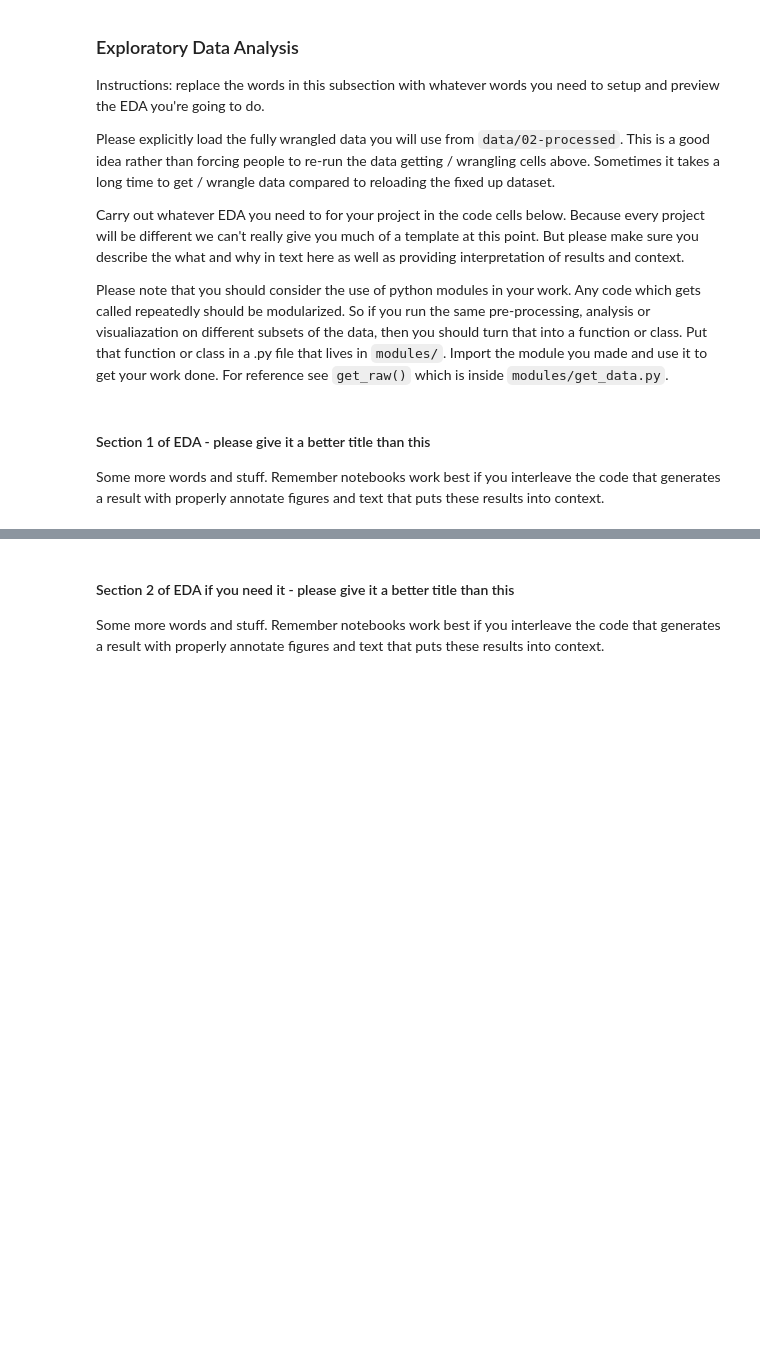
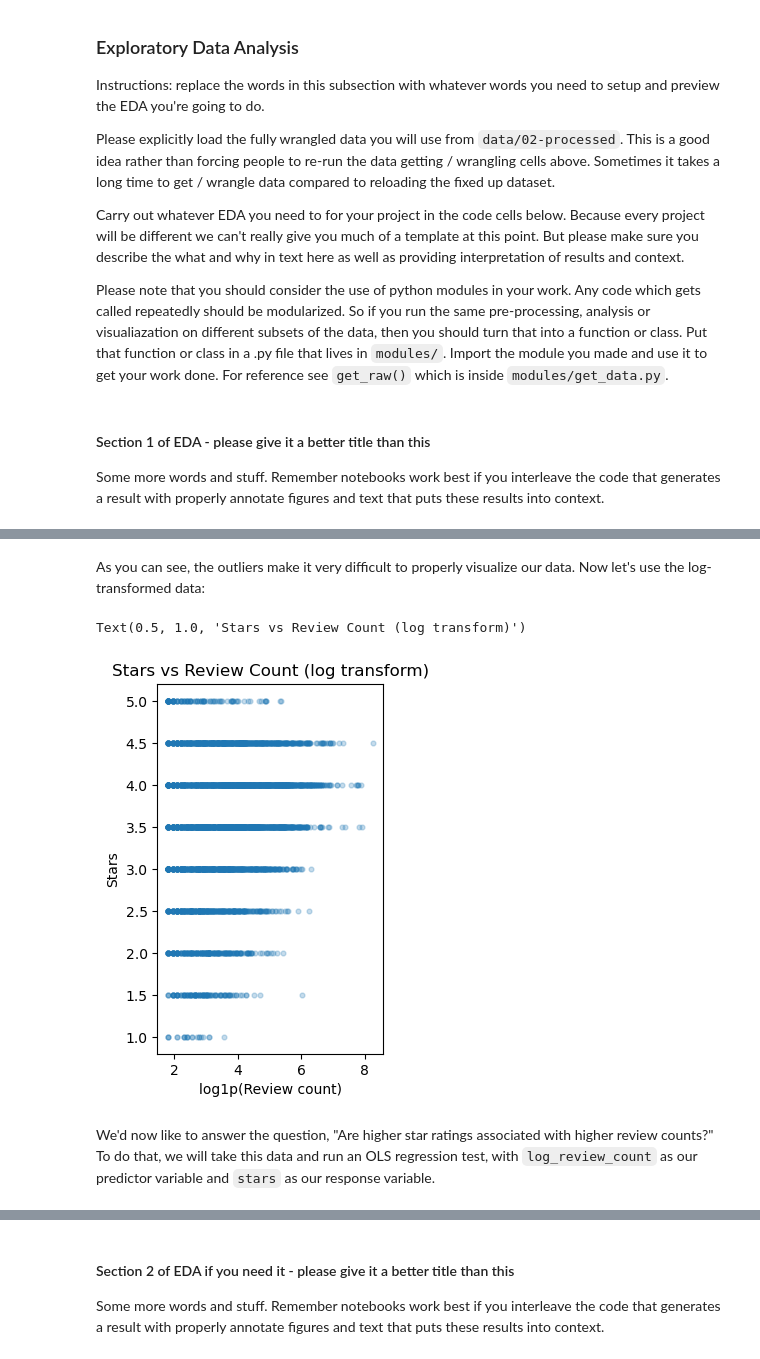
Before and after one commit to COGS108/Group009_WI26, a Jupyter notebook: 02-EDACheckpoint.ipynb, the cells around one changed output, grey strips where cells are left out. Cells and saved outputs as stored; diff of their text form; code cells hidden in the pictures; blank space fills up the shorter version.

```diff
--- a/02-EDACheckpoint.ipynb
+++ b/02-EDACheckpoint.ipynb
@@ -137,0 +380,13 @@ Some more words and stuff.  Remember notebooks work best if you interleave the c
+# %% [markdown]
+As you can see, the outliers make it very difficult to properly visualize our data. Now let's use the log-transformed data:
+# %%
+plt.subplot(1, 2, 2)
+plt.scatter(df_rs['log_review_count'], df_rs['stars'], alpha=0.25, s=12)
+plt.xlabel('log1p(Review count)')
+plt.ylabel('Stars')
+plt.title('Stars vs Review Count (log transform)')
+# %% [output]
+Text(0.5, 1.0, 'Stars vs Review Count (log transform)')
+[figure, added]
+# %% [markdown]
+We'd now like to answer the question, "Are higher star ratings associated with higher review counts?" To do that, we will take this data and run an OLS regression test, with `log_review_count` as our predictor variable and `stars` as our response variable.
```
Also changed, not shown: parts of 29 cells of this notebook.
